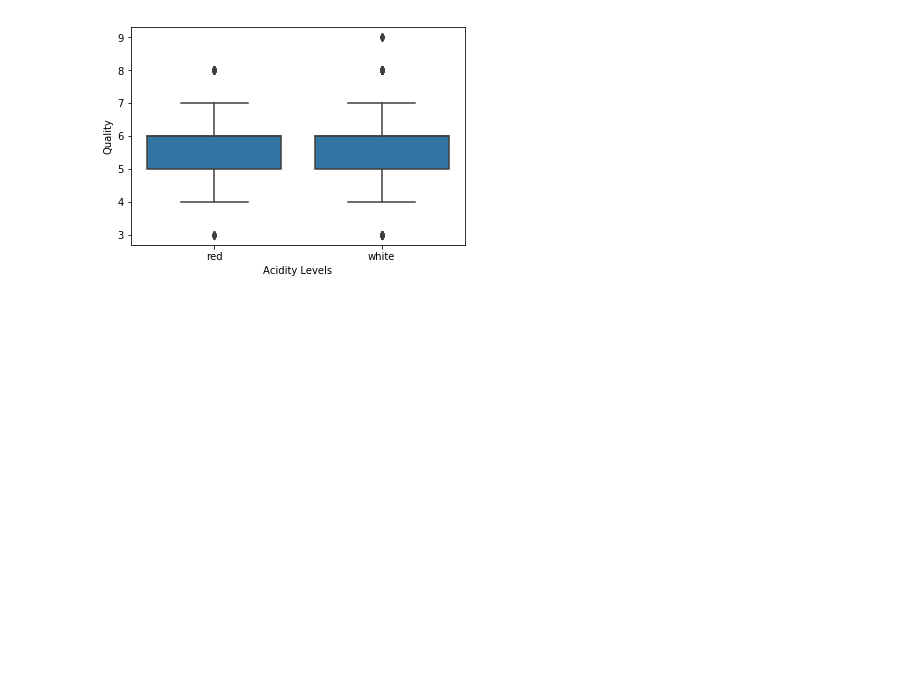
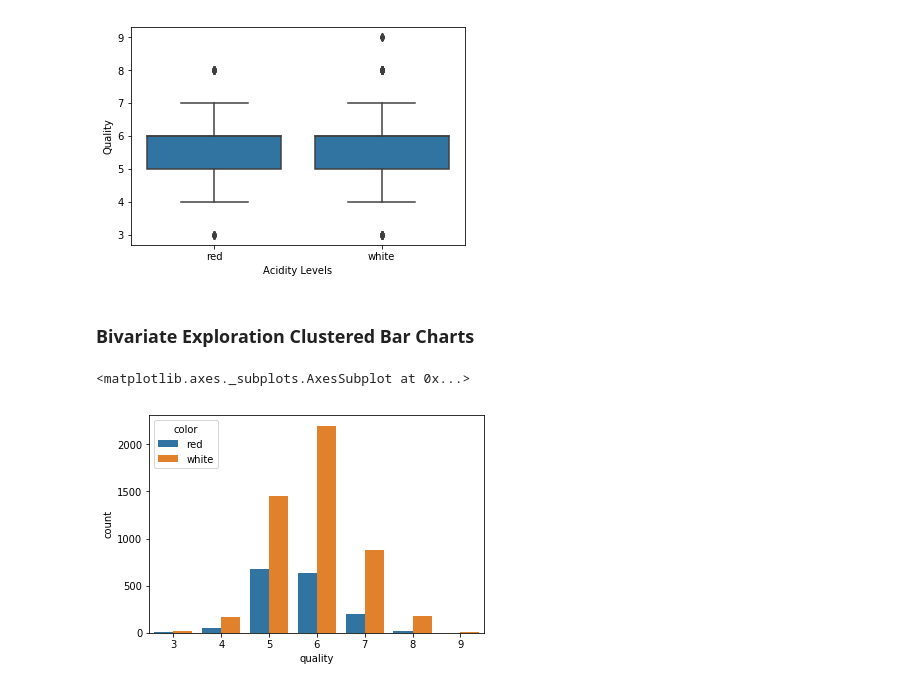
Before and after one commit to rafaelmauricioaraujo/machine_learning, a Jupyter notebook: Matplotlib_Seaborn/Matplotlib and Seaborn.ipynb, the cells around one changed output. Saved outputs shown, nothing was run; the diff lists cells and outputs as text; code cells hidden in the pictures; blank space fills up the shorter version.

```diff
--- a/Matplotlib_Seaborn/Matplotlib and Seaborn.ipynb
+++ b/Matplotlib_Seaborn/Matplotlib and Seaborn.ipynb
@@ -188,3 +188,10 @@ plt.ylabel('Quality')
 # %% [output]
 Text(0, 0.5, 'Quality')
 [figure]
+# %% [markdown]
+### Bivariate Exploration Clustered Bar Charts
+# %%
+sb.countplot(data = wine_data, x = 'quality', hue = 'color')
+# %% [output]
+<matplotlib.axes._subplots.AxesSubplot at 0x...>
+[figure, added]
```
Also changed, not shown: parts of 1 cell of this notebook.
